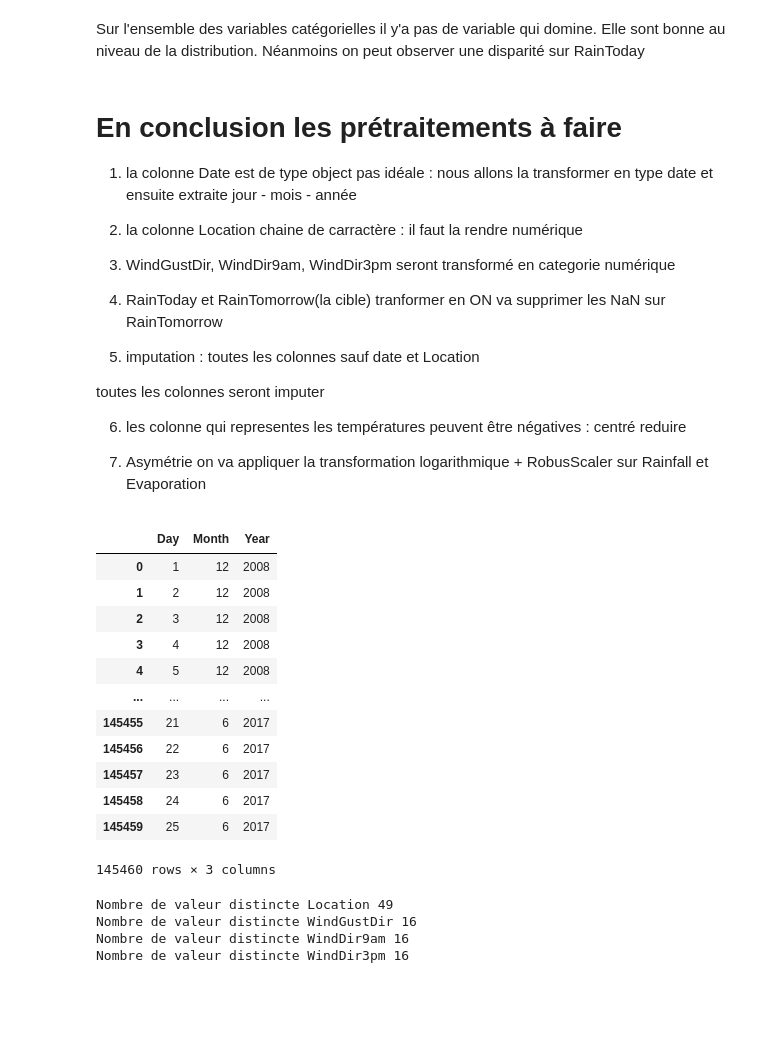
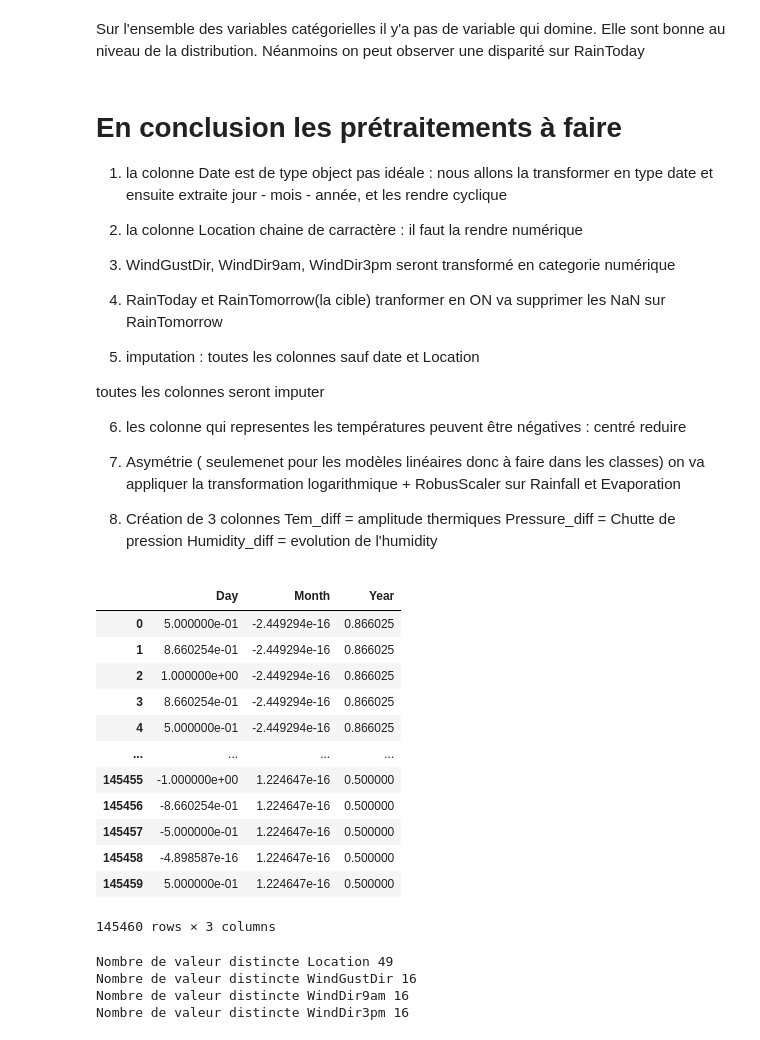
Before and after one commit to Andy8KAKEU/Rain-prediction, a Jupyter notebook: notebooks/analyse.ipynb, the cells around one changed output. Cells and saved outputs as stored; diff of their text form; code cells hidden in the pictures; blank space fills up the shorter version.

```diff
--- a/notebooks/analyse.ipynb
+++ b/notebooks/analyse.ipynb
@@ -237,7 +237,7 @@ Néanmoins on peut observer une disparité sur RainToday
 # %% [markdown]
 # En conclusion les prétraitements à faire
 
-1. la colonne Date est de type object pas idéale : nous allons la transformer en type date et ensuite extraite jour - mois - année
+1. la colonne Date est de type object pas idéale : nous allons la transformer en type date et ensuite extraite jour - mois - année, et les rendre cyclique
 
 2. la colonne Location chaine de carractère : il faut la rendre numérique
 
@@ -252,36 +252,46 @@ toutes les colonnes seront imputer
 
 6. les colonne qui representes les températures peuvent être négatives : centré reduire
 
-7. Asymétrie
+7. Asymétrie ( seulemenet pour les modèles linéaires donc  à faire dans les classes)
 on va appliquer la transformation logarithmique + RobusScaler sur Rainfall et Evaporation
+
+8. Création de 3 colonnes
+    Tem_diff = amplitude thermiques
+    Pressure_diff = Chutte de pression
+    Humidity_diff = evolution de l'humidity
 # %%
 # Debut des traitements
-
+import numpy as np
 
 #1.
 df_weather_brut['Date'] = pd.to_datetime(df_weather_brut['Date']) #tranformer en type date
 
 df_weather_brut['Day'] = df_weather_brut['Date'].dt.day  # jour
 df_weather_brut['Month'] = df_weather_brut['Date'].dt.month # mois
 df_weather_brut['Year'] = df_weather_brut['Date'].dt.year # année
 
+#cyclique
+df_weather_brut["Month"] = np.sin(2*np.pi * df_weather_brut["Month"]/12)
+df_weather_brut["Day"] = np.sin(2*np.pi * df_weather_brut["Day"]/12)
+df_weather_brut["Year"] = np.sin(2*np.pi * df_weather_brut["Day"]/12)
+
 df_weather_brut.drop('Date', axis=1, inplace=True) # supprimer la colonne initiale
 
 df_test_date = df_weather_brut[['Day', 'Month', 'Year']]
 df_test_date
 # %% [output]
 |  | Day | Month | Year |
-| 0 | 1 | 12 | 2008 |
-| 1 | 2 | 12 | 2008 |
-| 2 | 3 | 12 | 2008 |
-| 3 | 4 | 12 | 2008 |
-| 4 | 5 | 12 | 2008 |
+| 0 | 5.000000e-01 | -2.449294e-16 | 0.866025 |
+| 1 | 8.660254e-01 | -2.449294e-16 | 0.866025 |
+| 2 | 1.000000e+00 | -2.449294e-16 | 0.866025 |
+| 3 | 8.660254e-01 | -2.449294e-16 | 0.866025 |
+| 4 | 5.000000e-01 | -2.449294e-16 | 0.866025 |
 | ... | ... | ... | ... |
-| 145455 | 21 | 6 | 2017 |
-| 145456 | 22 | 6 | 2017 |
-| 145457 | 23 | 6 | 2017 |
-| 145458 | 24 | 6 | 2017 |
-| 145459 | 25 | 6 | 2017 |
+| 145455 | -1.000000e+00 | 1.224647e-16 | 0.500000 |
+| 145456 | -8.660254e-01 | 1.224647e-16 | 0.500000 |
+| 145457 | -5.000000e-01 | 1.224647e-16 | 0.500000 |
+| 145458 | -4.898587e-16 | 1.224647e-16 | 0.500000 |
+| 145459 | 5.000000e-01 | 1.224647e-16 | 0.500000 |
 145460 rows × 3 columns
 # %%
 #2. 3. Location et WindGustDir, WindDir9am, WindDir3pm
```
Also changed, not shown: parts of 5 cells of this notebook, 18 other files.
